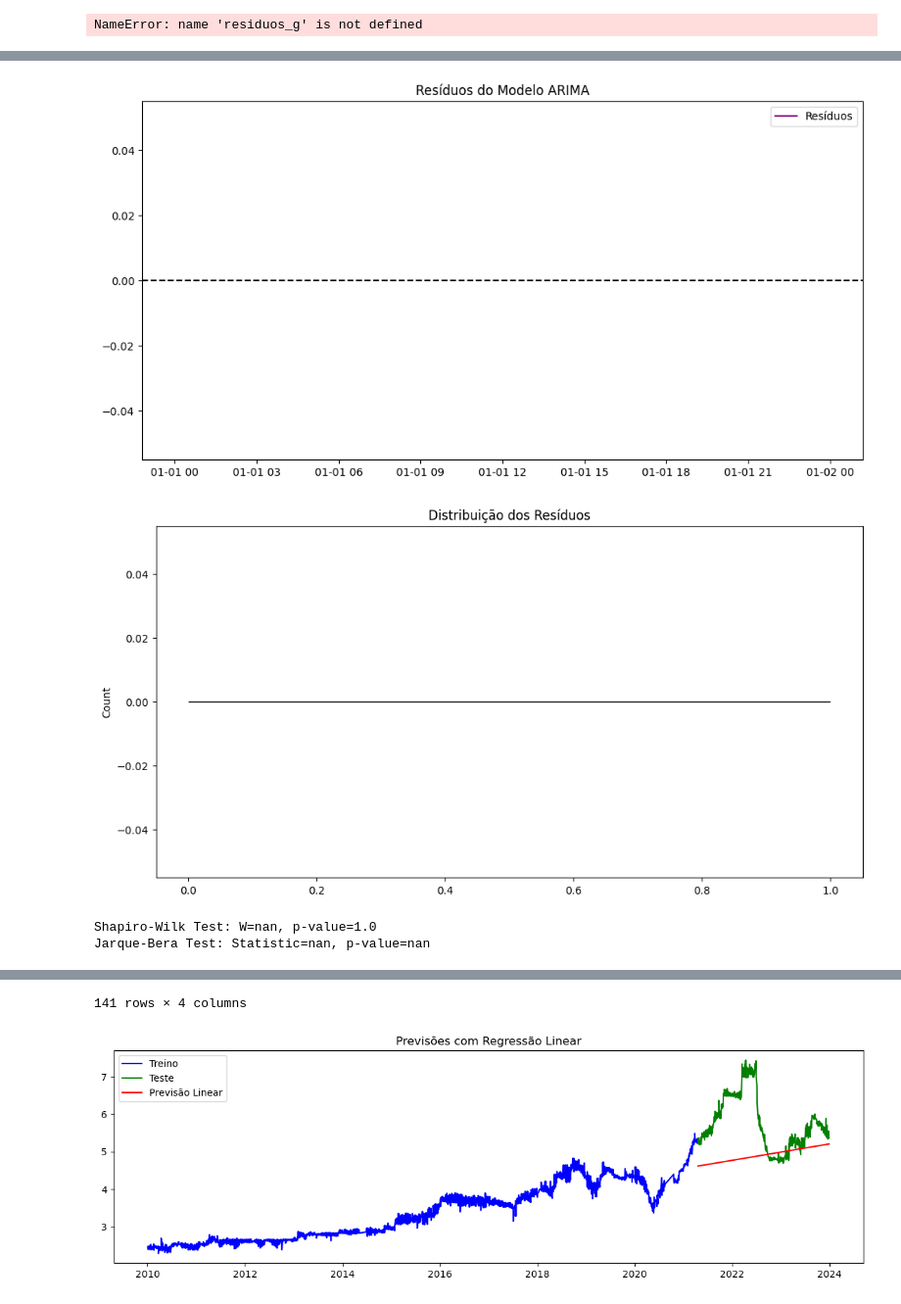
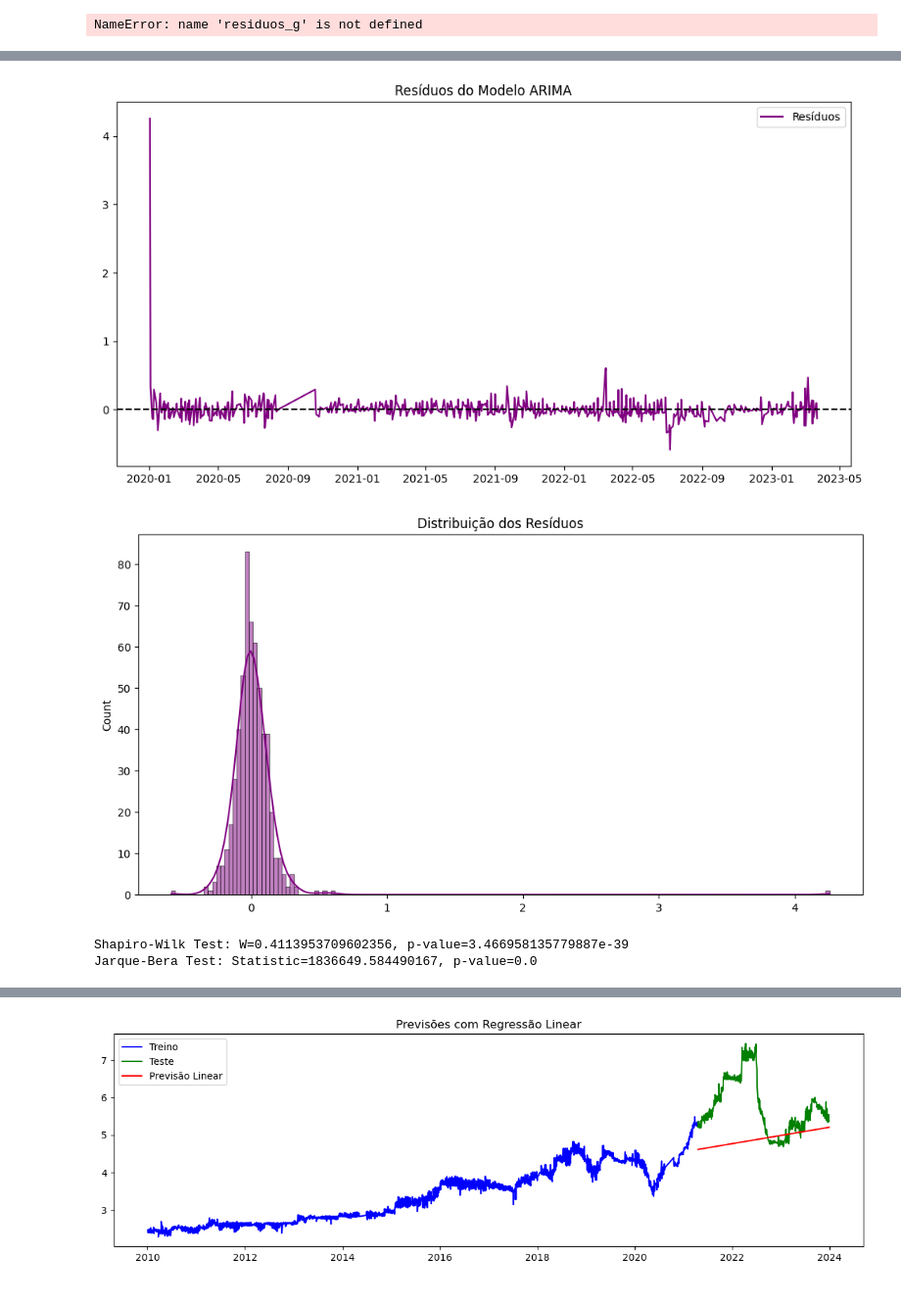
Before and after one commit to ivoaraujo17/series_temporais, a Jupyter notebook: Untitled.ipynb, the cells around one changed output, grey strips where cells are left out. Shown: that part at 98% size. Saved outputs shown, nothing was run; the diff lists cells and outputs as text; code cells hidden in the pictures.

```diff
--- a/Untitled.ipynb
+++ b/Untitled.ipynb
@@ -201,37 +214,39 @@ from statsmodels.graphics.tsaplots import plot_acf
 from scipy.stats import shapiro, jarque_bera
 import seaborn as sns
 
-# Calcular os resíduos
-residuals = results_df['Valor de Venda'] - results_df['Forecast']
+# Obtenha os resíduos
+residuals = model.resid()
+
+# Exibindo os primeiros valores dos resíduos
 
 # Plotar os resíduos
 plt.figure(figsize=(12, 6))
 plt.plot(residuals, label='Resíduos', color='purple')
 plt.axhline(0, linestyle='--', color='black')
 plt.legend()
 plt.title('Resíduos do Modelo ARIMA')
 plt.show()
 
 # Visualizar a distribuição dos resíduos
 plt.figure(figsize=(12, 6))
 sns.histplot(residuals, kde=True, color='purple')
 plt.title('Distribuição dos Resíduos')
 plt.show()
 
 # Teste de normalidade (Shapiro-Wilk)
 shapiro_test = shapiro(residuals)
 print(f"Shapiro-Wilk Test: W={shapiro_test.statistic}, p-value={shapiro_test.pvalue}")
 
 # Teste de normalidade (Jarque-Bera)
 jarque_bera_test = jarque_bera(residuals)
 print(f"Jarque-Bera Test: Statistic={jarque_bera_test.statistic}, p-value={jarque_bera_test.pvalue}")
 
 # Plotar ACF dos resíduos
 plot_acf(residuals, lags=30)
 plt.title('Autocorrelação dos Resíduos')
 plt.show()
 # %% [output]
-[figure, old version]
+[figure, new version]
-[figure, old version]
+[figure, new version]
-Shapiro-Wilk Test: W=nan, p-value=1.0
-Jarque-Bera Test: Statistic=nan, p-value=nan
+Shapiro-Wilk Test: W=0.4113953709602356, p-value=3.466958135779887e-39
+Jarque-Bera Test: Statistic=1836649.584490167, p-value=0.0
@@ -252,4 +254,3 @@ Jarque-Bera Test: Statistic=nan, p-value=nan
-141 rows × 4 columns
 # %%
 import statsmodels.api as sm
 
```
Also changed, not shown: parts of 2 cells of this notebook.
